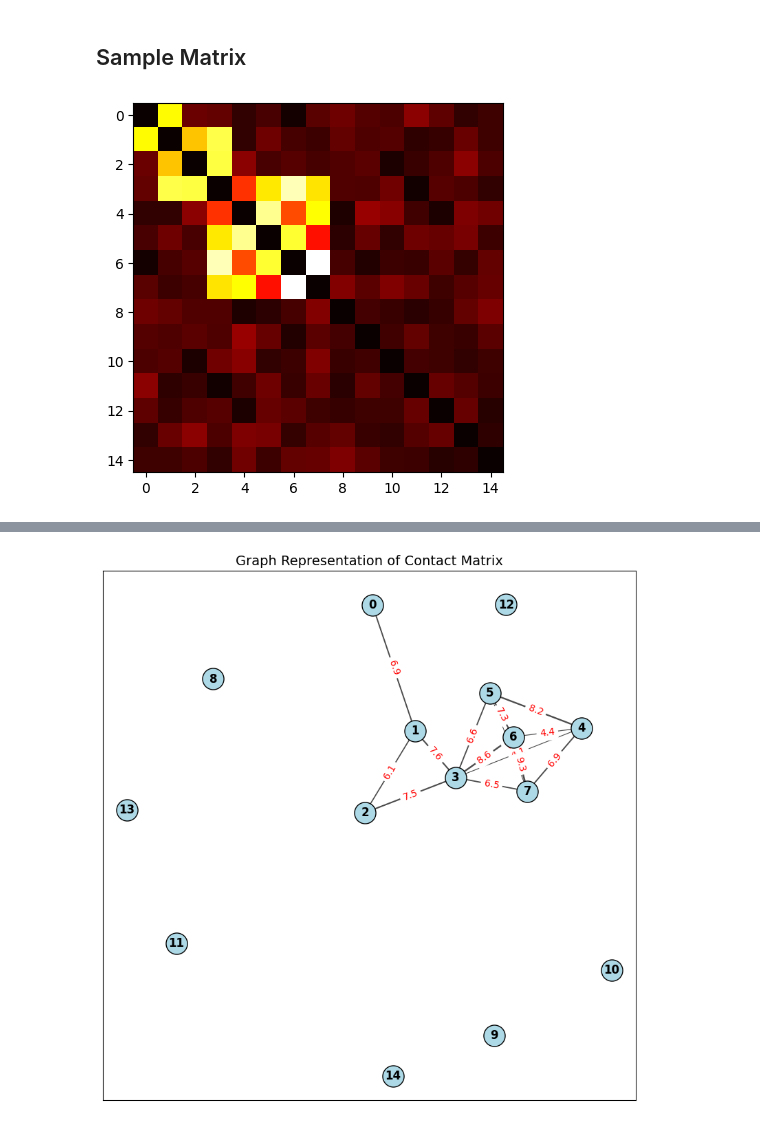
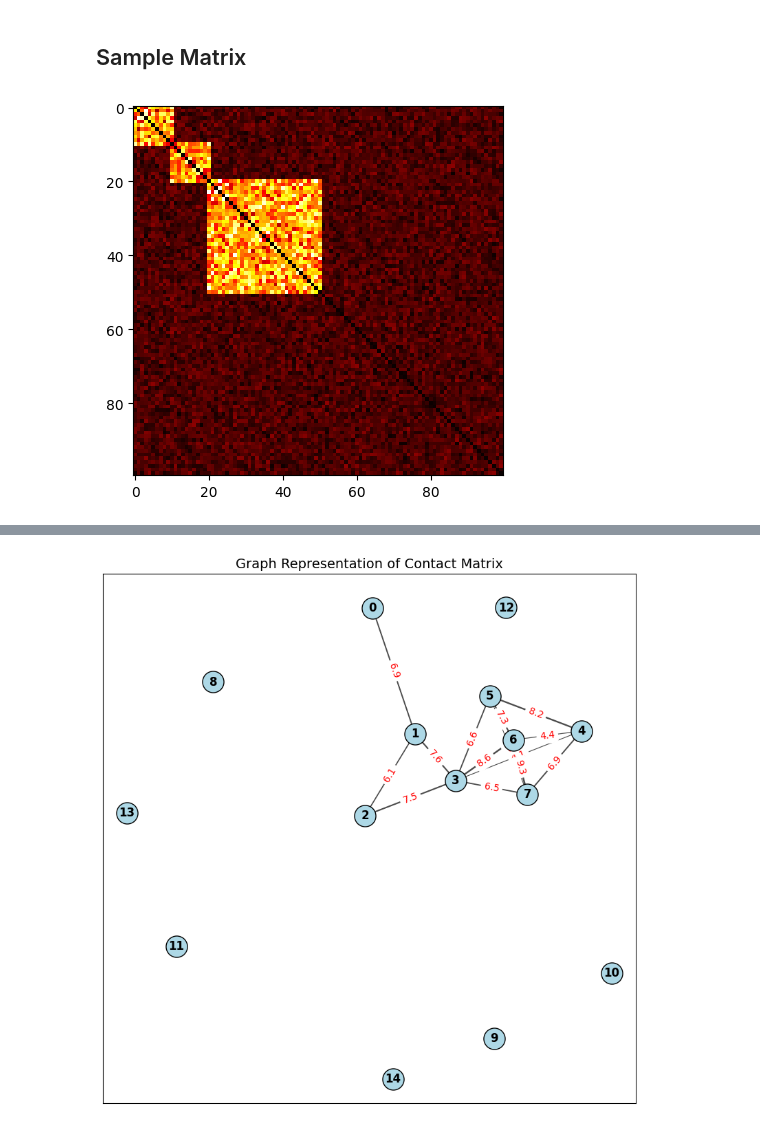
Before and after one commit to ethanoutangoun/chromatin-heart-dev, a Jupyter notebook: scripts/graph_construction.ipynb, the cells around one changed output, grey strips where cells are left out. Saved outputs shown, nothing was run; the diff lists cells and outputs as text; code cells hidden in the pictures.

```diff
--- a/scripts/graph_construction.ipynb
+++ b/scripts/graph_construction.ipynb
@@ -85,9 +192,9 @@ print(f.simple_p_test(greedy_score_15, bg_greedy_15))
 # %%
 # create a sample matrix
-sample_matrix = f.generate_sample_matrix_bins(15)
+sample_matrix = f.generate_sample_matrix_bins(100)
 
 # visualize the contact matrix hic
-plt.imshow(contact_matrix, cmap='hot', interpolation='nearest')
+plt.imshow(sample_matrix, cmap='hot', interpolation='nearest')
 plt.show()
 # %% [output]
-[figure, old version]
+[figure, new version]
```
Also changed, not shown: parts of 35 cells of this notebook, 8 other files.
